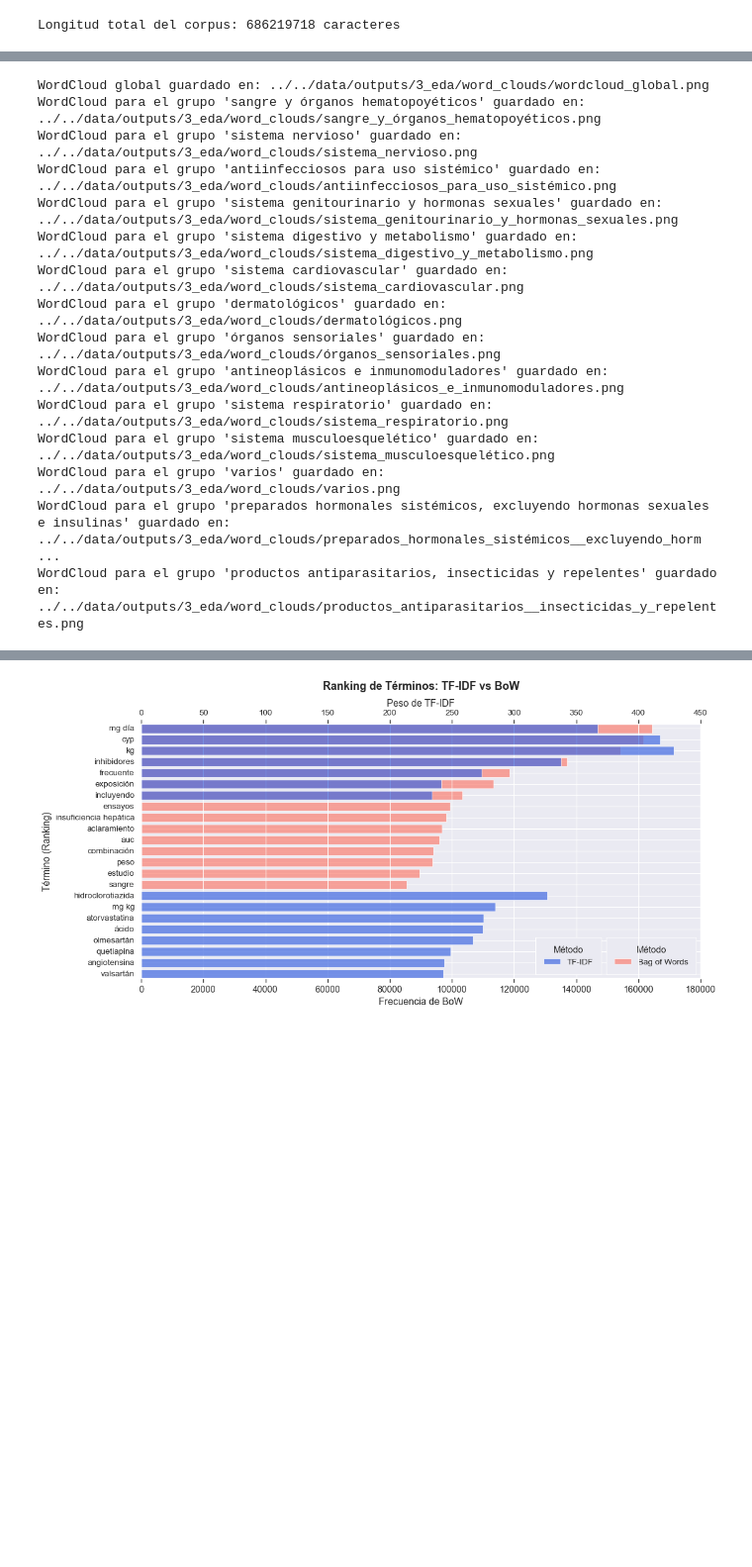
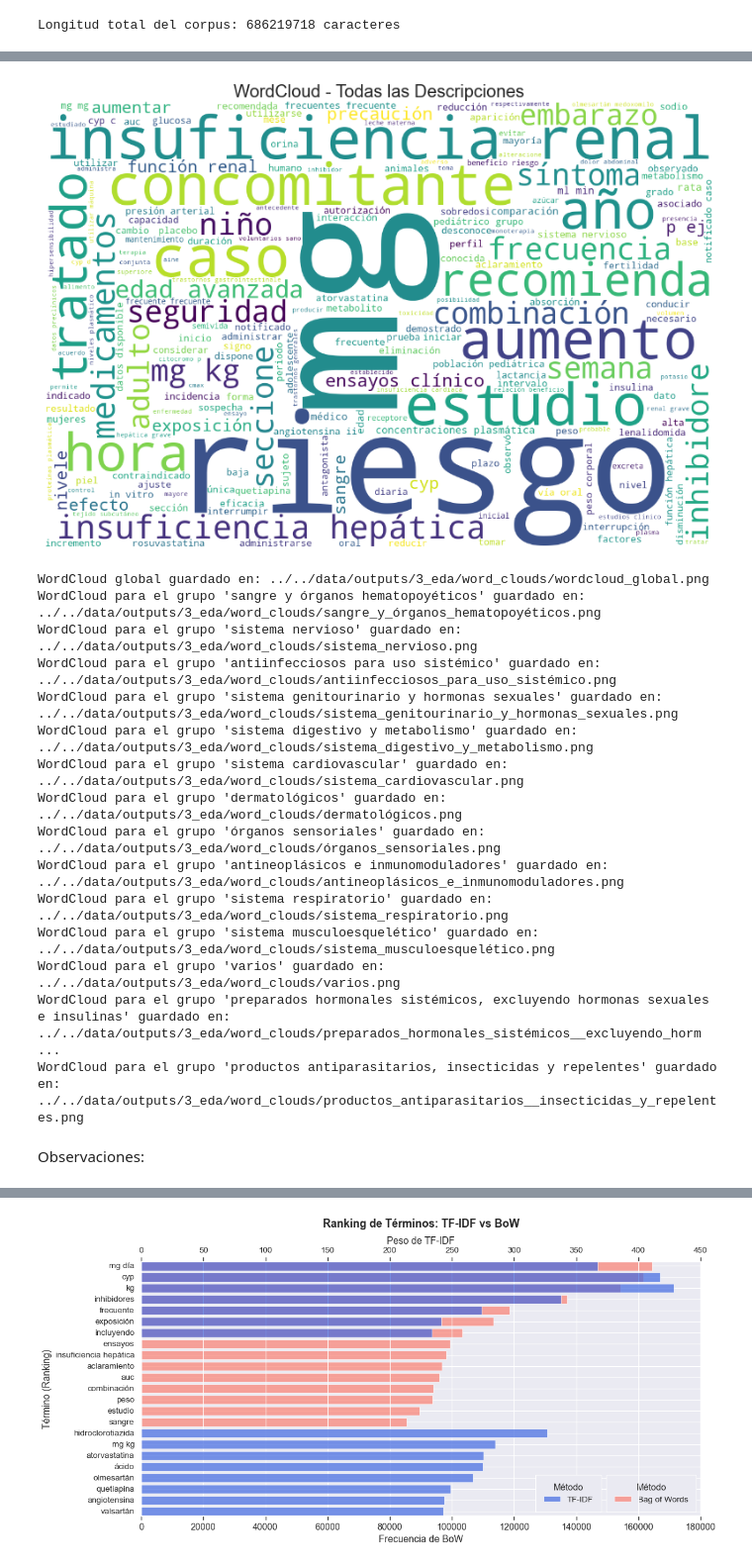
Before and after one commit to carlosriegom/PharmAI, a Jupyter notebook: src/3_eda/eda_analysis.ipynb, the cells around one changed output, grey strips where cells are left out. Shown at 99% size. Saved outputs shown, nothing was run; the diff lists cells and outputs as text; code cells hidden in the pictures; blank space fills up the shorter version.

```diff
--- a/src/3_eda/eda_analysis.ipynb
+++ b/src/3_eda/eda_analysis.ipynb
@@ -310,7 +336,7 @@ if not os.path.exists(output_folder):
 # 🔹 WordCloud global con TODAS las columnas de texto
 texto_completo = " ".join(texto_medicamentos_df["texto_completo"].dropna())
 
-plt.figure(figsize=(14, 10))
+plt.figure(figsize=(10, 8))
 wordcloud = WordCloud(
     width=1200,
     height=800,
@@ -327,49 +353,51 @@ plt.axis("off")
 plt.title("WordCloud - Todas las Descripciones", fontsize=18)
 plt.tight_layout()
 
+# Mostrar el wordcloud global en el notebook
+plt.show()
+
 # Guardar wordcloud global
 global_filename = os.path.join(output_folder, "wordcloud_global.png")
-plt.savefig(global_filename, bbox_inches="tight")
-plt.close()
+plt.imsave(global_filename, wordcloud.to_array())
 print(f"WordCloud global guardado en: {global_filename}")
 
-# 🔹 WordClouds por cada grupo anatómico considerando TODAS sus columnas
-grupos_anatomicos = (
-    texto_medicamentos_df["descripcion_nivel_anatomico"].dropna().unique()
-)
+# 🔹 WordClouds por cada grupo anatómico considerando TODAS sus columnas (no se muestran en el notebook)
+grupos_anatomicos = texto_medicamentos_df["descripcion_nivel_anatomico"].dropna().unique()
 
+# Bucle por cada grupo anatómico
 for grupo in grupos_anatomicos:
     # Filtrar TODO el texto asociado a este grupo anatómico
     texto_grupo = " ".join(
         texto_medicamentos_df[
             texto_medicamentos_df["descripcion_nivel_anatomico"] == grupo
         ]["texto_completo"]
     )
     texto_grupo = re.sub(r"[^\w\s]", " ", texto_grupo.lower())  # Limpieza
 
     if len(texto_grupo) > 20:  # Verificar que haya suficiente texto
         plt.figure(figsize=(12, 8))
         wordcloud = WordCloud(
             width=1000,
             height=600,
             background_color="white",
             stopwords=stopwords_set,
             colormap="plasma",
             max_words=100,
         ).generate(texto_grupo)
 
         plt.imshow(wordcloud, interpolation="bilinear")
         plt.axis("off")
         plt.title(f"Términos frecuentes en: {grupo}", fontsize=16)
         plt.tight_layout()
 
         # Sanitizar el nombre del archivo a partir del grupo
         grupo_filename = re.sub(r"[^\w\-]", "_", grupo) + ".png"
         filepath = os.path.join(output_folder, grupo_filename)
         plt.savefig(filepath, bbox_inches="tight")
         plt.close()
         print(f"WordCloud para el grupo '{grupo}' guardado en: {filepath}")
 # %% [output]
+[figure, added]
 WordCloud global guardado en: ../../data/outputs/3_eda/word_clouds/wordcloud_global.png
 WordCloud para el grupo 'sangre y órganos hematopoyéticos' guardado en: ../../data/outputs/3_eda/word_clouds/sangre_y_órganos_hematopoyéticos.png
 WordCloud para el grupo 'sistema nervioso' guardado en: ../../data/outputs/3_eda/word_clouds/sistema_nervioso.png
@@ -385,3 +413,5 @@ WordCloud para el grupo 'sistema musculoesquelético' guardado en: ../../data/ou
 WordCloud para el grupo 'varios' guardado en: ../../data/outputs/3_eda/word_clouds/varios.png
 WordCloud para el grupo 'preparados hormonales sistémicos, excluyendo hormonas sexuales e insulinas' guardado en: ../../data/outputs/3_eda/word_clouds/preparados_hormonales_sistémicos__excluyendo_horm ...
 WordCloud para el grupo 'productos antiparasitarios, insecticidas y repelentes' guardado en: ../../data/outputs/3_eda/word_clouds/productos_antiparasitarios__insecticidas_y_repelentes.png
+# %% [markdown]
+Observaciones:
```
Also changed, not shown: parts of 18 cells of this notebook, 1 other file.
